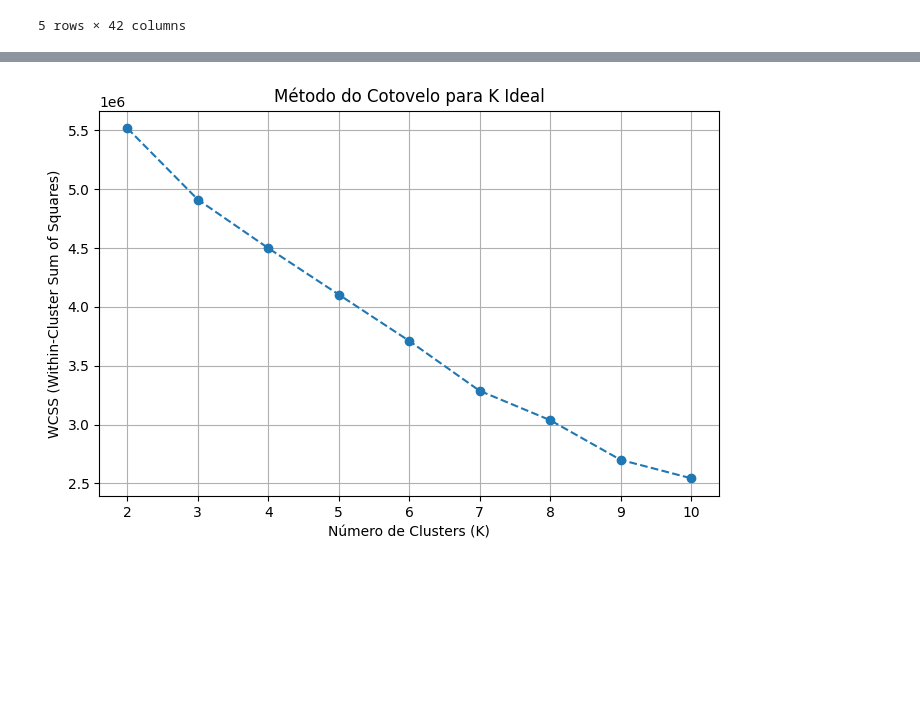
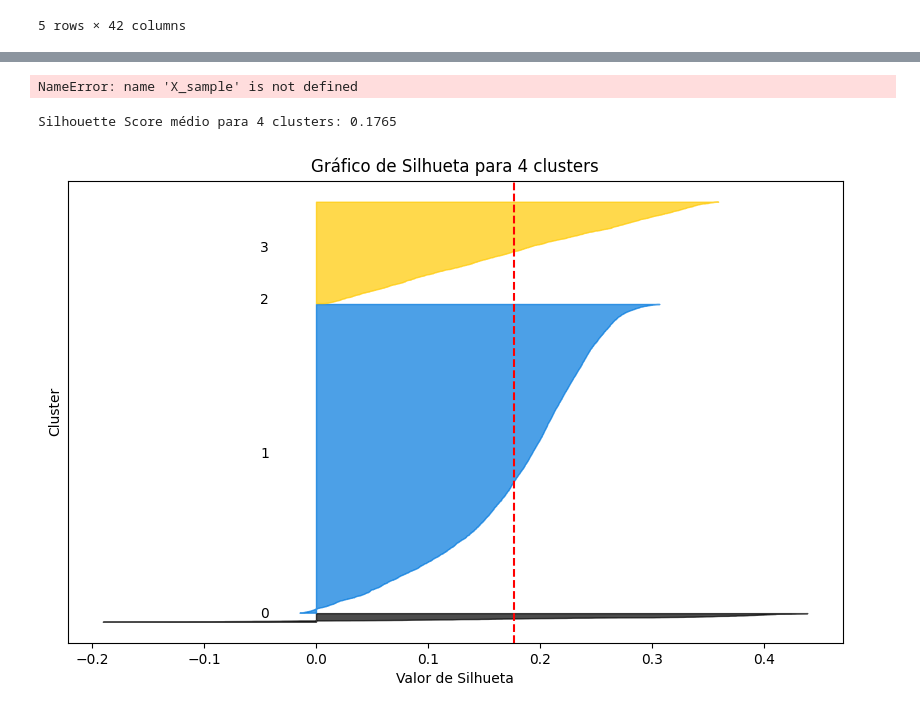
Before and after one commit to rodrigosantana24/projeto-pisi3, a Jupyter notebook: clusterizacao_thalyson.ipynb, the cells around one changed output, grey strips where cells are left out. Cells and saved outputs as stored; diff of their text form; code cells hidden in the pictures; blank space fills up the shorter version.

```diff
--- a/clusterizacao_thalyson.ipynb
+++ b/clusterizacao_thalyson.ipynb
@@ -346,56 +402,30 @@ max     1.586900e+00  7.123246e+00  9.242425e+00
 # %%
 
-# Colunas numéricas padronizadas
-colunas_numericas = [
-    'popularity',
-    'vote_count',
-    'vote_average',
-    'runtime',
-    'release_year',
-    'release_month',
-    'budget_log',
-    'revenue_log'
-]
 
-# Colunas de gênero: nomes típicos de gêneros
-generos = [
-    'action', 'adventure', 'animation', 'comedy', 'crime', 'documentary',
-    'drama', 'family', 'fantasy', 'fiction', 'history', 'horror', 'movie',
-    'music', 'mystery', 'others', 'romance', 'science', 'thriller',
-    'tv', 'war', 'western'
-]
-colunas_generos = [col for col in df.columns if col in generos]
+# Aplica PCA para reduzir dimensionalidade
+pca = PCA(n_components=30, random_state=42)  # ajuste n_components conforme desejar
+X_reduced = pca.fit_transform(X_sample)
 
-# Colunas de continente: prefixadas com 'continent_'
-colunas_continentes = [col for col in df.columns if col.startswith('continent_')]
-
-# Juntar tudo
-features = colunas_numericas + colunas_generos + colunas_continentes
-X = df[features].copy()
-
-
-inertias = []
+# Método do cotovelo com os dados reduzidos
+wcss = []
 range_n_clusters = range(2, 11)
-
-# Lista para armazenar o WCSS (inertia)
-wcss = []
 
 for n_clusters in range_n_clusters:
     kmeans = KMeans(n_clusters=n_clusters, random_state=42, n_init=10)
-    kmeans.fit(X)  # X com suas features (numéricas + dummies)
+    kmeans.fit(X_reduced)
     wcss.append(kmeans.inertia_)
 
-# Plotar o gráfico do método do cotovelo
+# Plotar gráfico do método do cotovelo
 plt.figure(figsize=(8, 5))
 plt.plot(range_n_clusters, wcss, marker='o', linestyle='--')
-plt.title('Método do Cotovelo para K Ideal')
+plt.title('Método do Cotovelo com PCA (10k amostra, 30 componentes)')
 plt.xlabel('Número de Clusters (K)')
-plt.ylabel('WCSS (Within-Cluster Sum of Squares)')
+plt.ylabel('WCSS')
 plt.xticks(range_n_clusters)
 plt.grid(True)
 plt.show()
 # %% [output]
-[figure, removed]
+NameError: name 'X_sample' is not defined
 # %%
 from sklearn.cluster import KMeans
 from sklearn.metrics import silhouette_samples, silhouette_score
@@ -404,45 +434,48 @@ import numpy as np
 
 # Supondo que X já está pronto (denso, numérico + dummies)
 
-n_clusters = 6
+n_clusters = 4
 
 # Treinar o KMeans
 kmeans = KMeans(n_clusters=n_clusters, random_state=42, n_init=10)
-cluster_labels = kmeans.fit_predict(X)
+cluster_labels = kmeans.fit_predict(X_reduced)
 
 # Calcular os valores de silhueta para cada amostra
-silhouette_vals = silhouette_samples(X, cluster_labels)
+silhouette_vals = silhouette_samples(X_reduced, cluster_labels)
 
 # Calcular o score médio geral
-silhouette_avg = silhouette_score(X, cluster_labels)
+silhouette_avg = silhouette_score(X_reduced, cluster_labels)
 print(f"Silhouette Score médio para {n_clusters} clusters: {silhouette_avg:.4f}")
 
 # Plotar gráfico de silhueta
 plt.figure(figsize=(10, 6))
 y_lower = 10
 
 for i in range(n_clusters):
     # Valores de silhueta para o cluster i, ordenados
     ith_cluster_silhouette_values = silhouette_vals[cluster_labels == i]
     ith_cluster_silhouette_values.sort()
 
     size_cluster_i = ith_cluster_silhouette_values.shape[0]
     y_upper = y_lower + size_cluster_i
 
     color = plt.cm.nipy_spectral(float(i) / n_clusters)
     plt.fill_betweenx(np.arange(y_lower, y_upper),
                       0, ith_cluster_silhouette_values,
                       facecolor=color, edgecolor=color, alpha=0.7)
 
     # Label do cluster no meio do gráfico
     plt.text(-0.05, y_lower + 0.5 * size_cluster_i, str(i))
 
     y_lower = y_upper + 10  # 10 para espaço entre os clusters
 
 plt.title(f"Gráfico de Silhueta para {n_clusters} clusters")
 plt.xlabel("Valor de Silhueta")
 plt.ylabel("Cluster")
 
 plt.axvline(x=silhouette_avg, color="red", linestyle="--")
 plt.yticks([])  # Esconde os ticks do eixo y para melhor visualização
 plt.show()
+# %% [output]
+Silhouette Score médio para 4 clusters: 0.1765
+[figure, added]
```
Also changed, not shown: parts of 4 cells of this notebook.
